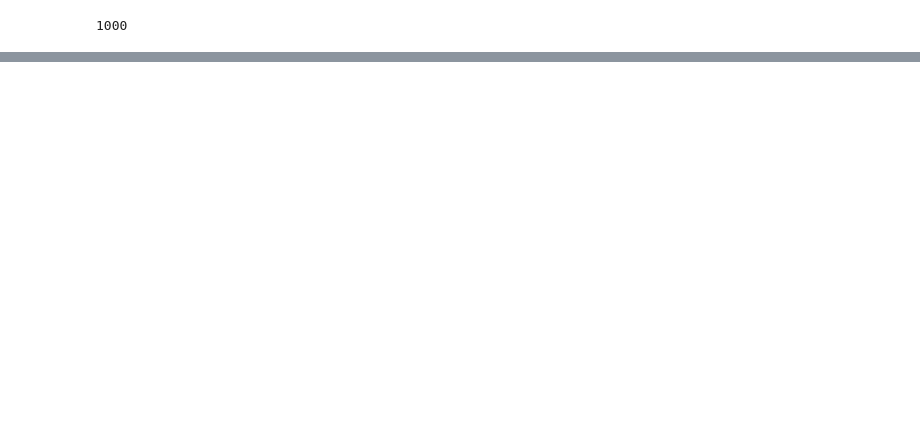
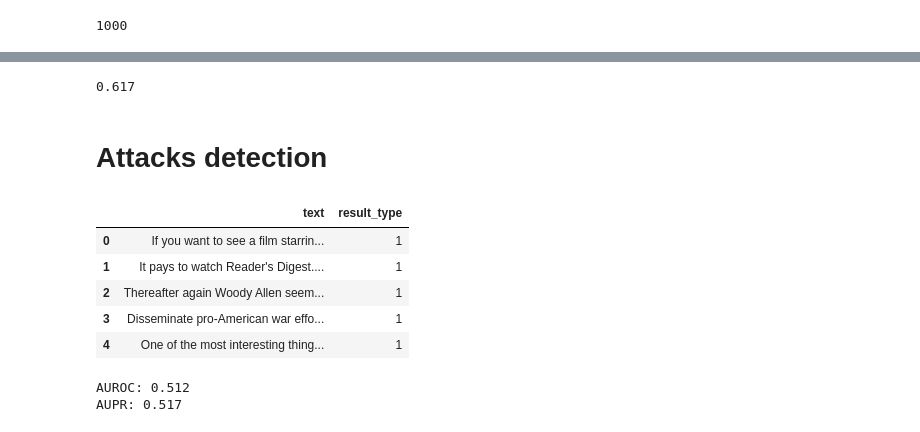
Before and after one commit to Tedonze/Adversarial_Attacks_NLP, a Jupyter notebook: scores.ipynb, the cells around one changed output, grey strips where cells are left out. Saved outputs shown, nothing was run; the diff lists cells and outputs as text; code cells hidden in the pictures; blank space fills up the shorter version.

Commit message:
add scores Boubacar

```diff
--- a/scores.ipynb
+++ b/scores.ipynb
@@ -279,0 +263,24 @@ Wall time: 5min 20s
+# %%
+test_acc, _ = eval_model(
+  model,
+  test_dataloader,
+  loss_fn,
+  device,
+  len(small_test_dataset)
+)
+
+test_acc.item()
+# %% [output]
+0.617
+# %% [markdown]
+# Attacks detection
+# %%
+attacked_data = pd.read_csv('/content/drive/MyDrive/odd/imdb-attack-textfooler.csv')[['text','result_type']]
+attacked_data.head()
+# %% [output]
+|  | text | result_type |
+| 0 | If you want to see a film starrin... | 1 |
+| 1 | It pays to watch Reader's Digest.... | 1 |
+| 2 | Thereafter again Woody Allen seem... | 1 |
+| 3 | Disseminate pro-American war effo... | 1 |
+| 4 | One of the most interesting thing... | 1 |
@@ -279,0 +393,9 @@ Wall time: 5min 20s
+# %%
+# Max softmax probabilities
+prob = get_max_softmax(y_pred_probs)
+
+#scores
+auc, aupr = get_scores(attack_label_real, prob)
+# %% [output]
+AUROC: 0.512
+AUPR: 0.517
```
Also changed, not shown: parts of 15 cells of this notebook, 1 other file.
